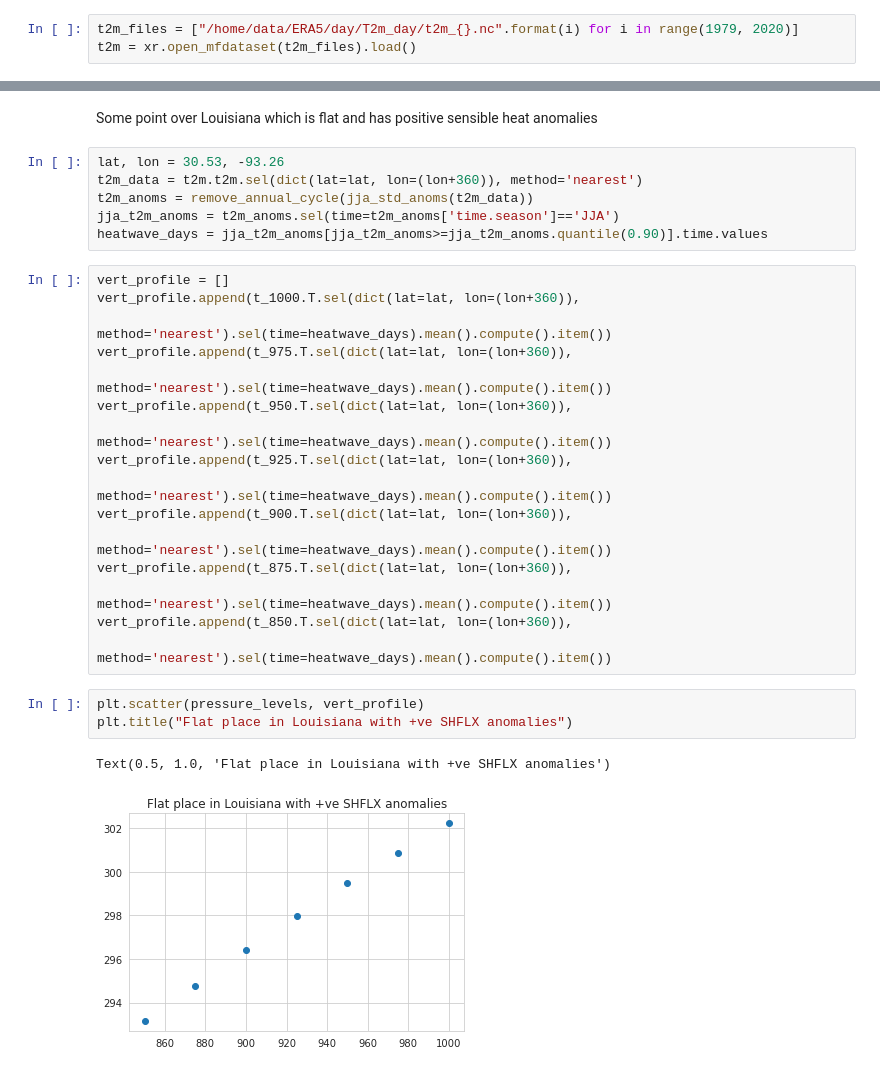
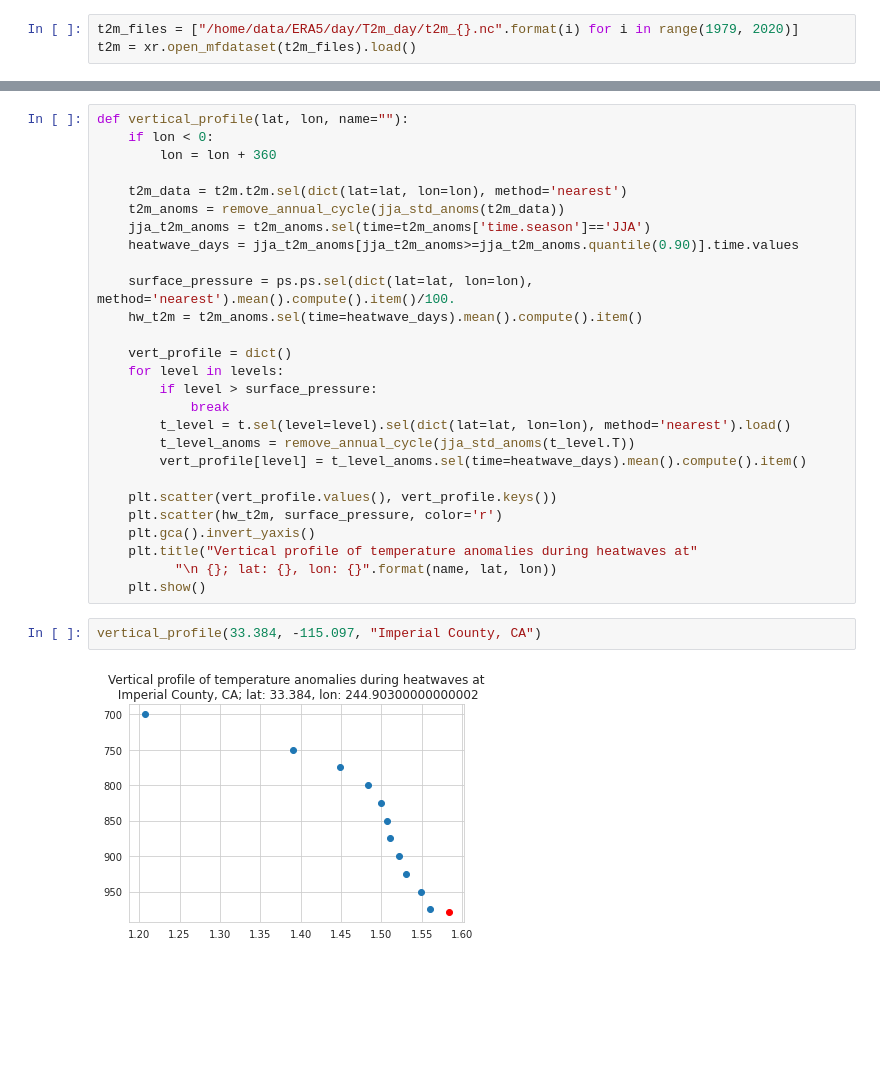
Before and after one commit to dhruvc99/climate-research, a Jupyter notebook: vertical profile.ipynb, the cells around one changed output, grey strips where cells are left out. Saved outputs shown, nothing was run; the diff lists cells and outputs as text; blank space fills up the shorter version.

```diff
--- a/vertical profile.ipynb
+++ b/vertical profile.ipynb
@@ -347,30 +233,31 @@ Text(0.5, 1.0, 'US-Blo')
-# %% [markdown]
-Some point over Louisiana which is flat and has positive sensible heat anomalies
-# %%
-lat, lon = 30.53, -93.26
-t2m_data = t2m.t2m.sel(dict(lat=lat, lon=(lon+360)), method='nearest')
-t2m_anoms = remove_annual_cycle(jja_std_anoms(t2m_data))
-jja_t2m_anoms = t2m_anoms.sel(time=t2m_anoms['time.season']=='JJA')
-heatwave_days = jja_t2m_anoms[jja_t2m_anoms>=jja_t2m_anoms.quantile(0.90)].time.values
-# %%
-vert_profile = []
-vert_profile.append(t_1000.T.sel(dict(lat=lat, lon=(lon+360)),
-                                 method='nearest').sel(time=heatwave_days).mean().compute().item())
-vert_profile.append(t_975.T.sel(dict(lat=lat, lon=(lon+360)),
-                                 method='nearest').sel(time=heatwave_days).mean().compute().item())
-vert_profile.append(t_950.T.sel(dict(lat=lat, lon=(lon+360)),
-                                 method='nearest').sel(time=heatwave_days).mean().compute().item())
-vert_profile.append(t_925.T.sel(dict(lat=lat, lon=(lon+360)),
-                                 method='nearest').sel(time=heatwave_days).mean().compute().item())
-vert_profile.append(t_900.T.sel(dict(lat=lat, lon=(lon+360)),
-                                 method='nearest').sel(time=heatwave_days).mean().compute().item())
-vert_profile.append(t_875.T.sel(dict(lat=lat, lon=(lon+360)),
-                                 method='nearest').sel(time=heatwave_days).mean().compute().item())
-vert_profile.append(t_850.T.sel(dict(lat=lat, lon=(lon+360)),
-                                 method='nearest').sel(time=heatwave_days).mean().compute().item())
-# %%
-plt.scatter(pressure_levels, vert_profile)
-plt.title("Flat place in Louisiana with +ve SHFLX anomalies")
-# %% [output]
-Text(0.5, 1.0, 'Flat place in Louisiana with +ve SHFLX anomalies')
-[figure, removed]
+# %%
+def vertical_profile(lat, lon, name=""):
+    if lon < 0:
+        lon = lon + 360
+
+    t2m_data = t2m.t2m.sel(dict(lat=lat, lon=lon), method='nearest')
+    t2m_anoms = remove_annual_cycle(jja_std_anoms(t2m_data))
+    jja_t2m_anoms = t2m_anoms.sel(time=t2m_anoms['time.season']=='JJA')
+    heatwave_days = jja_t2m_anoms[jja_t2m_anoms>=jja_t2m_anoms.quantile(0.90)].time.values
+
+    surface_pressure = ps.ps.sel(dict(lat=lat, lon=lon), method='nearest').mean().compute().item()/100.
+    hw_t2m = t2m_anoms.sel(time=heatwave_days).mean().compute().item()
+
+    vert_profile = dict()
+    for level in levels:
+        if level > surface_pressure:
+            break
+        t_level = t.sel(level=level).sel(dict(lat=lat, lon=lon), method='nearest').load()
+        t_level_anoms = remove_annual_cycle(jja_std_anoms(t_level.T))
+        vert_profile[level] = t_level_anoms.sel(time=heatwave_days).mean().compute().item()
+
+    plt.scatter(vert_profile.values(), vert_profile.keys())
+    plt.scatter(hw_t2m, surface_pressure, color='r')
+    plt.gca().invert_yaxis()
+    plt.title("Vertical profile of temperature anomalies during heatwaves at"
+          "\n {}; lat: {}, lon: {}".format(name, lat, lon))
+    plt.show()
+# %%
+vertical_profile(33.384, -115.097, "Imperial County, CA")
+# %% [output]
+[figure, added]
```
Also changed, not shown: parts of 75 cells of this notebook, 3 other files.
